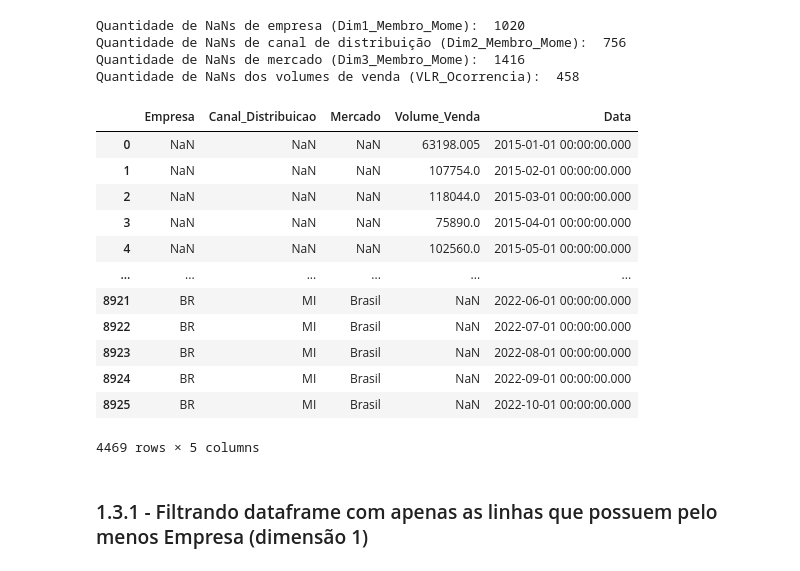
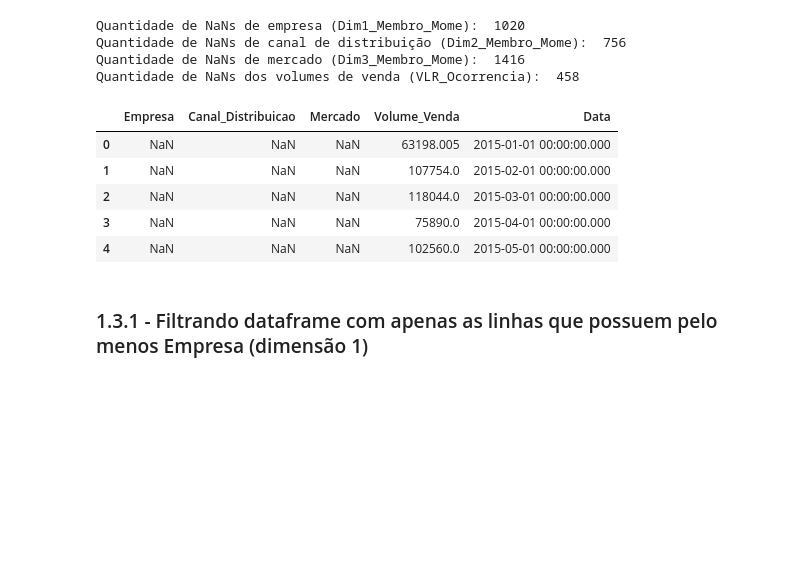
Before and after one commit to caiohrgm/analise_de_indicador_tcc_ufcg, a Jupyter notebook: Notebooks/EDA.ipynb, the cells around one changed output. Cells and saved outputs as stored; diff of their text form; code cells hidden in the pictures; blank space fills up the shorter version.

```diff
--- a/Notebooks/EDA.ipynb
+++ b/Notebooks/EDA.ipynb
@@ -115,23 +57,15 @@ Quantidade de NaNs de mercado (Dim3_Membro_Mome):  1416
 Quantidade de NaNs dos volumes de venda (VLR_Ocorrencia):  458
 # %%
 # Substituindo os valores NaNs pela string 'NaN':
-# Confirmando: só existem valores de ocorrencia até 2022-01-01 (Janeiro de 2022) - linha '8916': estas linhas com valor de ocorrencia vazios serão removidas
 df = df.fillna("NaN")
-df
+df.head(5)
 # %% [output]
 |  | Empresa | Canal_Distribuicao | Mercado | Volume_Venda | Data |
 | 0 | NaN | NaN | NaN | 63198.005 | 2015-01-01 00:00:00.000 |
 | 1 | NaN | NaN | NaN | 107754.0 | 2015-02-01 00:00:00.000 |
 | 2 | NaN | NaN | NaN | 118044.0 | 2015-03-01 00:00:00.000 |
 | 3 | NaN | NaN | NaN | 75890.0 | 2015-04-01 00:00:00.000 |
 | 4 | NaN | NaN | NaN | 102560.0 | 2015-05-01 00:00:00.000 |
-| ... | ... | ... | ... | ... | ... |
-| 8921 | BR | MI | Brasil | NaN | 2022-06-01 00:00:00.000 |
-| 8922 | BR | MI | Brasil | NaN | 2022-07-01 00:00:00.000 |
-| 8923 | BR | MI | Brasil | NaN | 2022-08-01 00:00:00.000 |
-| 8924 | BR | MI | Brasil | NaN | 2022-09-01 00:00:00.000 |
-| 8925 | BR | MI | Brasil | NaN | 2022-10-01 00:00:00.000 |
-4469 rows × 5 columns
 # %% [markdown]
 ### 1.3.1 - Filtrando dataframe com apenas as linhas que possuem pelo menos Empresa (dimensão 1)
 # %%
```
Also changed, not shown: parts of 80 cells of this notebook.
